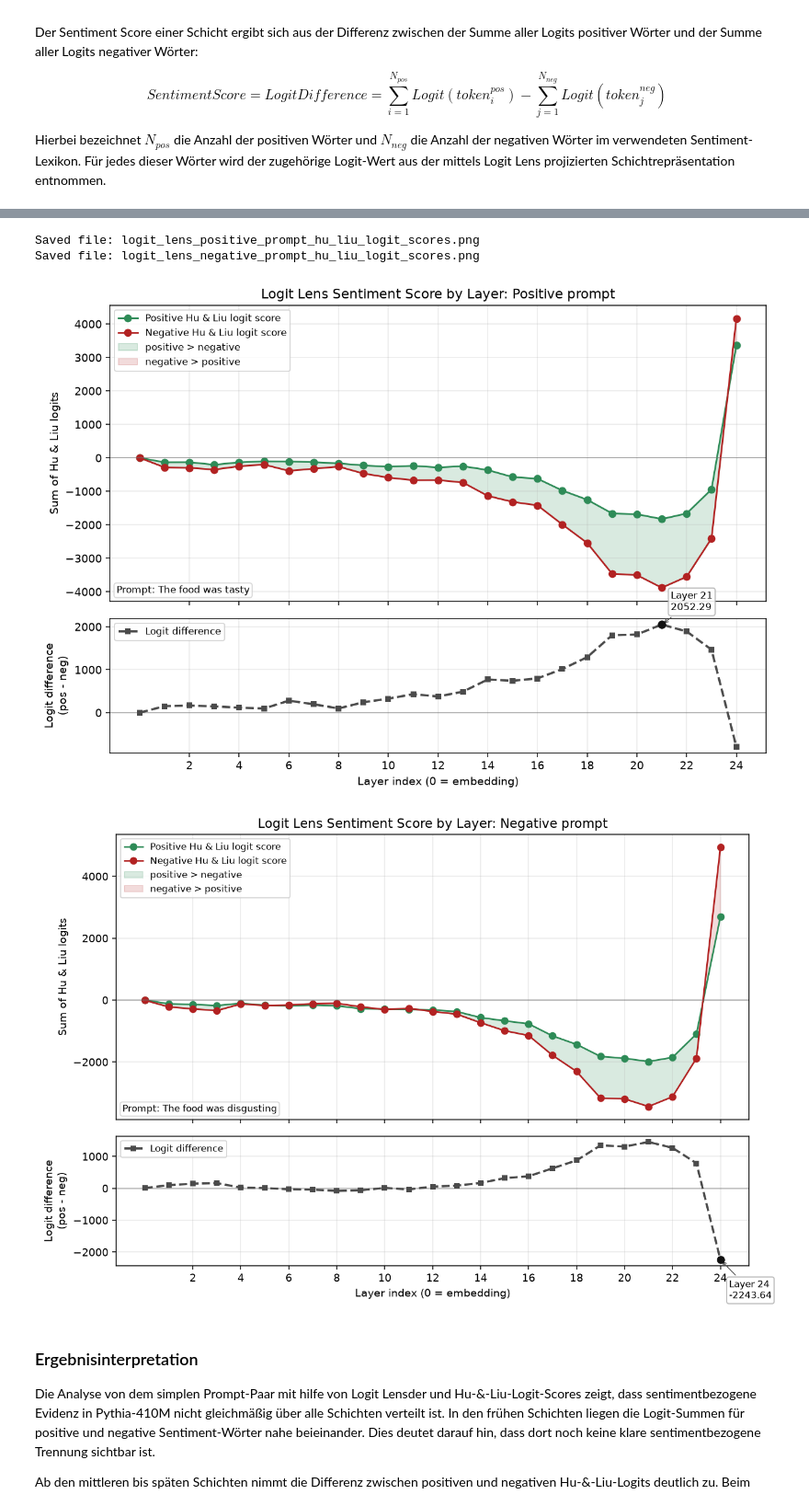
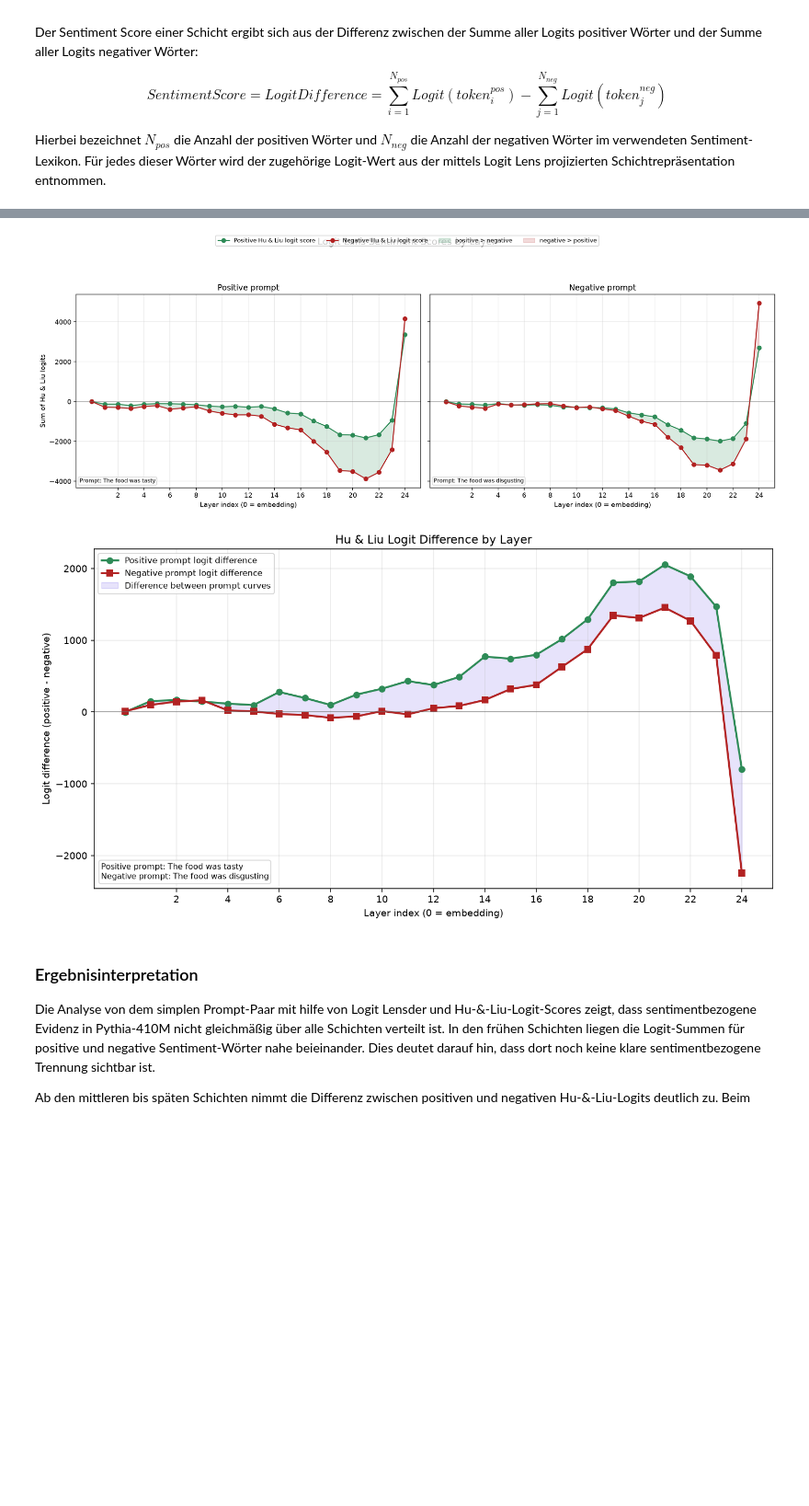
Before and after one commit to ia13400/AI_Frameworks_Tools, a Jupyter notebook: assignement/notebooks/02_Logit_Lens.ipynb, the cells around one changed output, grey strips where cells are left out. Shown at 92% size. Cells and saved outputs as stored; diff of their text form; code cells hidden in the pictures; blank space fills up the shorter version.

Commit message:
Updating logit dif graphs

```diff
--- a/assignement/notebooks/02_Logit_Lens.ipynb
+++ b/assignement/notebooks/02_Logit_Lens.ipynb
@@ -354,8 +354,8 @@ $$ Sentiment Score = Logit Difference = \sum_{i=1}^{N_{pos}} Logit(token_i^{pos}
 
 Hierbei bezeichnet $N_{pos}$ die Anzahl der positiven Wörter und $N_{neg}$ die Anzahl der negativen Wörter im verwendeten Sentiment-Lexikon. Für jedes dieser Wörter wird der zugehörige Logit-Wert aus der mittels Logit Lens projizierten Schichtrepräsentation entnommen.
 # %%
-# Define a simple sentiment prompts pair
-# Wrap both strings in the same prompt-pair structure used by the utility functions
+# Define a simple sentiment prompts pair.
+# Wrap both strings in the same prompt-pair structure used by the utility functions.
 prompt_pair = {
     "id": "user_defined_positive_negative_pair_no_suffix",
     "positive": "The food was tasty",
@@ -374,19 +374,19 @@ positive_hidden_states, negative_hidden_states = run_prompt_pair_forward_passes(
 )
 
 # Calculate Hu & Liu positive and negative logit scores after each layer.
-# The utility saves one plot for the positive prompt and one for the negative prompt.
+# The utility saves one side-by-side prompt score plot and one logit-difference plot.
 logit_sentiment_score_results = analyze_hu_liu_logit_sentiment_scores(
     positive_hidden_states,
     negative_hidden_states,
     model,
     hu_liu_sentiment_state,
     prompt_pair,
-    positive_filename_or_path=config.LOGIT_LENS_POSITIVE_PROMPT_LOGIT_SCORE_PATH,
-    negative_filename_or_path=config.LOGIT_LENS_NEGATIVE_PROMPT_LOGIT_SCORE_PATH,
+    scores_filename_or_path=config.LOGIT_LENS_PROMPT_LOGIT_SCORES_PATH,
+    difference_filename_or_path=config.LOGIT_LENS_PROMPT_LOGIT_DIFFERENCE_PATH,
 )
 
-display_image(config.LOGIT_LENS_POSITIVE_PROMPT_LOGIT_SCORE_PATH.name)
-display_image(config.LOGIT_LENS_NEGATIVE_PROMPT_LOGIT_SCORE_PATH.name)
+display_image(config.LOGIT_LENS_PROMPT_LOGIT_SCORES_PATH.name)
+display_image(config.LOGIT_LENS_PROMPT_LOGIT_DIFFERENCE_PATH.name)
 # %% [output]
 Positive prompt
 Number of hidden states: 25
@@ -408,7 +408,5 @@ Negative prompt: negative score first exceeds positive score in layer 6.
-Saved file: logit_lens_positive_prompt_hu_liu_logit_scores.png
-Saved file: logit_lens_negative_prompt_hu_liu_logit_scores.png
-[figure, old version]
+[figure, new version]
-[figure, old version]
+[figure, new version]
 # %% [markdown]
 ### Ergebnisinterpretation
 
```
Also changed, not shown: parts of 1 cell of this notebook, 5 other files.
